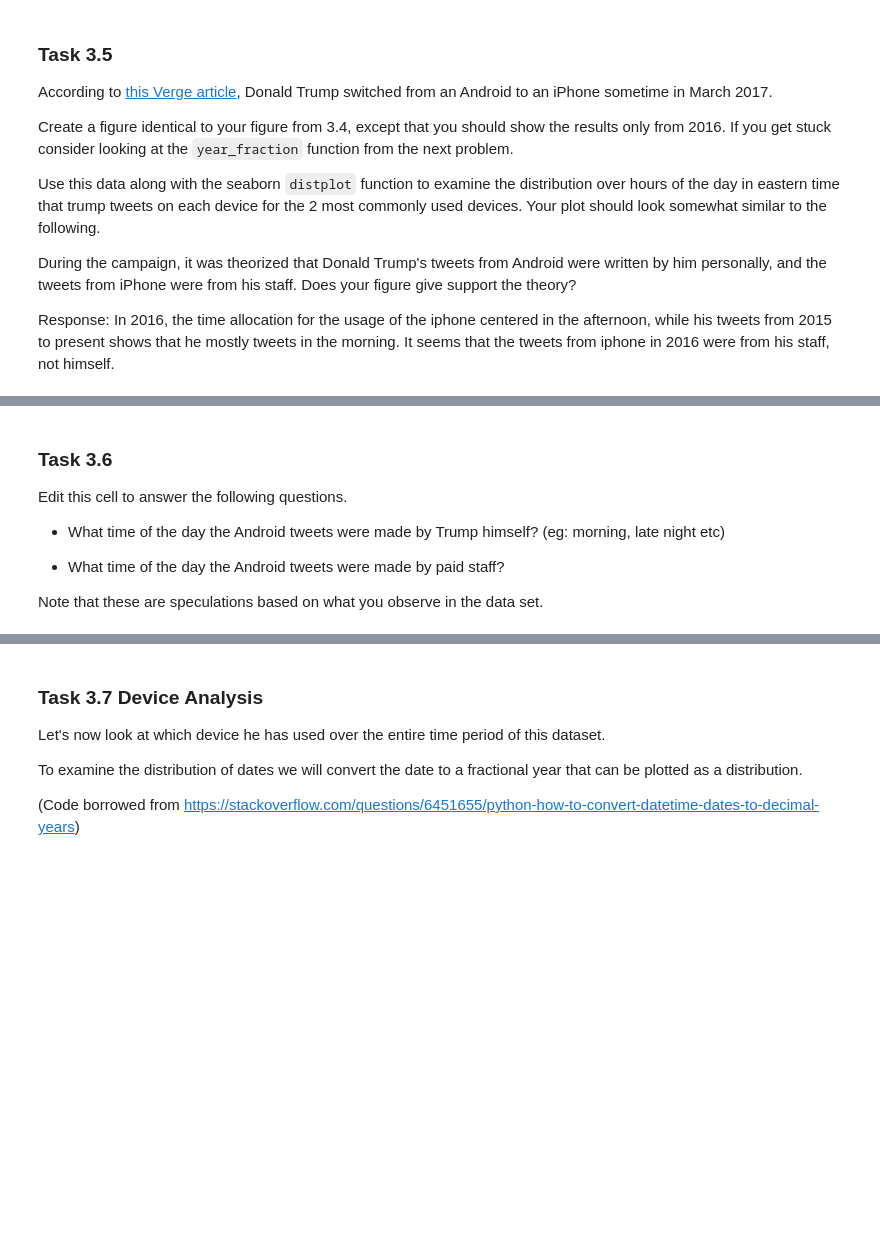
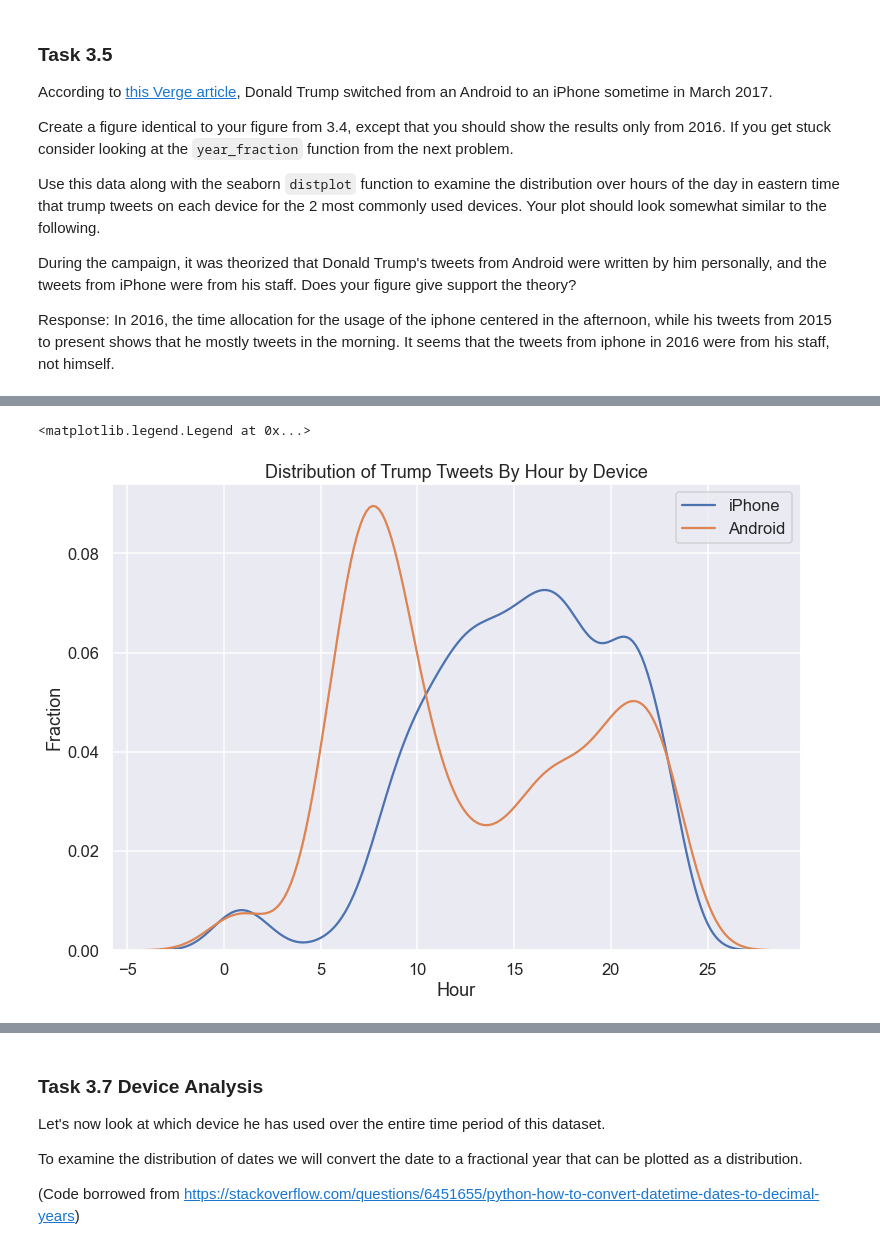
Before and after one commit to azhang2000/Cs439MidSemesterProject, a Jupyter notebook: MidSemester_Project_F21_V1.ipynb, the cells around one changed output, grey strips where cells are left out. Cells and saved outputs as stored; diff of their text form; code cells hidden in the pictures; blank space fills up the shorter version.

Commit message:
finished all tasks in part 3

```diff
--- a/MidSemester_Project_F21_V1.ipynb
+++ b/MidSemester_Project_F21_V1.ipynb
@@ -558,9 +559,17 @@ Response: In 2016, the time allocation for the usage of the iphone centered in t
-# %% [markdown]
-### Task 3.6
-Edit this cell to answer the following questions.
-* What time of the day the Android tweets were made by Trump himself? (eg: morning, late night etc)
-
-* What time of the day the Android tweets were made by paid staff?
-
-
-Note that these are speculations based on what you observe in the data set.
+# %%
+### BEGIN SOLUTION
+
+fig, ax = plt.subplots()
+fig.set_size_inches(11, 8)
+
+ax = sns.distplot(a = df_trump[(df_trump['source'] == 'Twitter for iPhone')  & (df_trump.est_time.dt.year == 2016)]['roundhour'], hist=False, label = 'iPhone');
+ax = sns.distplot(a = df_trump[(df_trump['source'] == 'Twitter for Android') & (df_trump.est_time.dt.year == 2016)]['roundhour'],hist=False, label = 'Android');
+ax.set(xlabel='Hour', ylabel='Fraction', title = 'Distribution of Trump Tweets By Hour by Device');
+plt.legend()
+#ax = sns.kdeplot(data = df_trump[(df_trump['source'] == 'Twitter for Android') | (df_trump['source'] == 'Twitter for iPhone')], x = 'roundhour', hue = 'source');
+
+
+### END SOLUTION
+# %% [output]
+<matplotlib.legend.Legend at 0x...>
+[figure, added]
```
Also changed, not shown: parts of 5 cells of this notebook.
